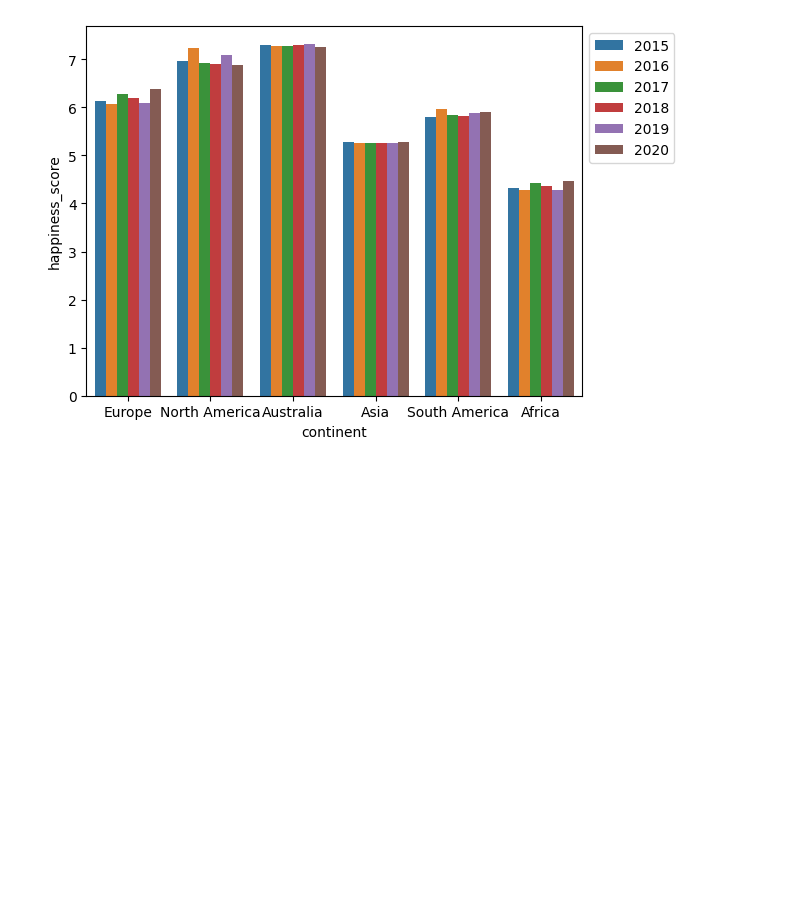
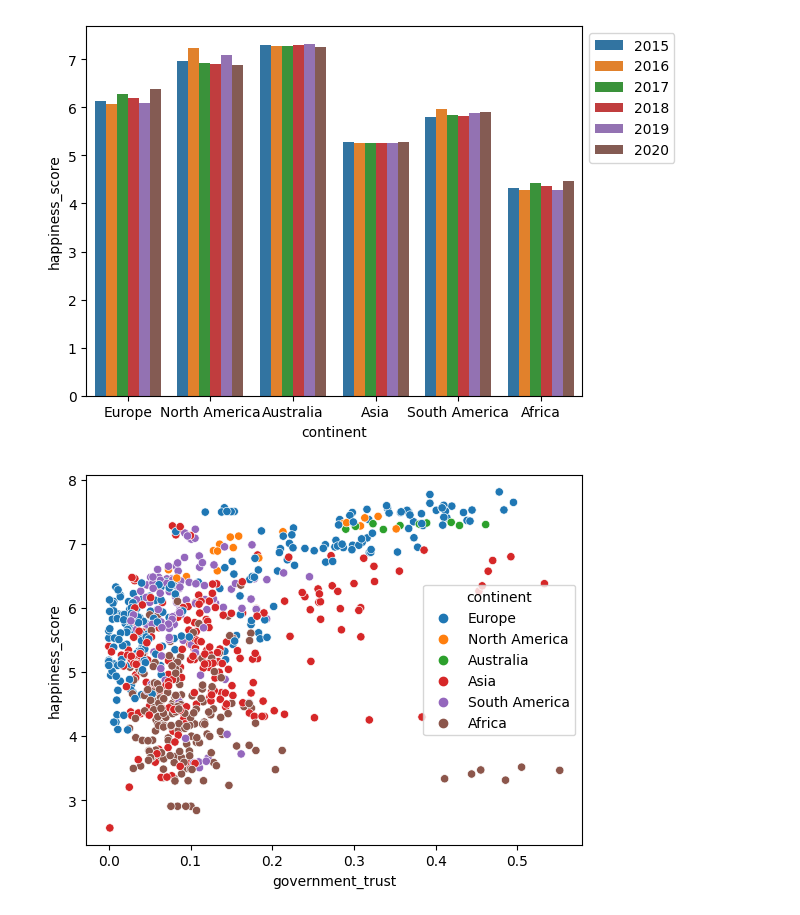
Before and after one commit to carolinagcosta/desafio_felicidade_corrupcao, a Jupyter notebook: Analise_dados.ipynb, the cells around one changed output. Drawn from its saved outputs; the diff is of its cells as text; code cells hidden in the pictures; blank space fills up the shorter version.

Commit message:
Acrescentando a análise da relação entre confiança no governo e felicidade por continente em um scatterplot

```diff
--- a/Analise_dados.ipynb
+++ b/Analise_dados.ipynb
@@ -117,6 +119,17 @@ sns.pairplot(df, hue = 'Year')
 #quanto mais feliz mais confiança esperamos que as pessoas tenham no governo
 
 #cpi_percepção de corrupção - países mais transparentes tem maior indice de felicidade
+# %%
+#Relação entre confiança no governo e score de felicidade
+
+sns.scatterplot(data=df, x='government_trust', y= 'happiness_score', hue='continent')
+plt.show()
+
+#Aqui conseguimos ver que essa não é uma relação absoluta
+#Na América do Sul, a confiança no governo é baixa, mas o score de felicidade varia bastante, ocupando patamares altos
+#Já na África, nos locais onde a confiança no governo é mais alta, o score de felicidade é baixo
+# %% [output]
+[figure, added]
 # %%
 #Efeito da corrupção
 
```
Also changed, not shown: parts of 1 cell of this notebook.
